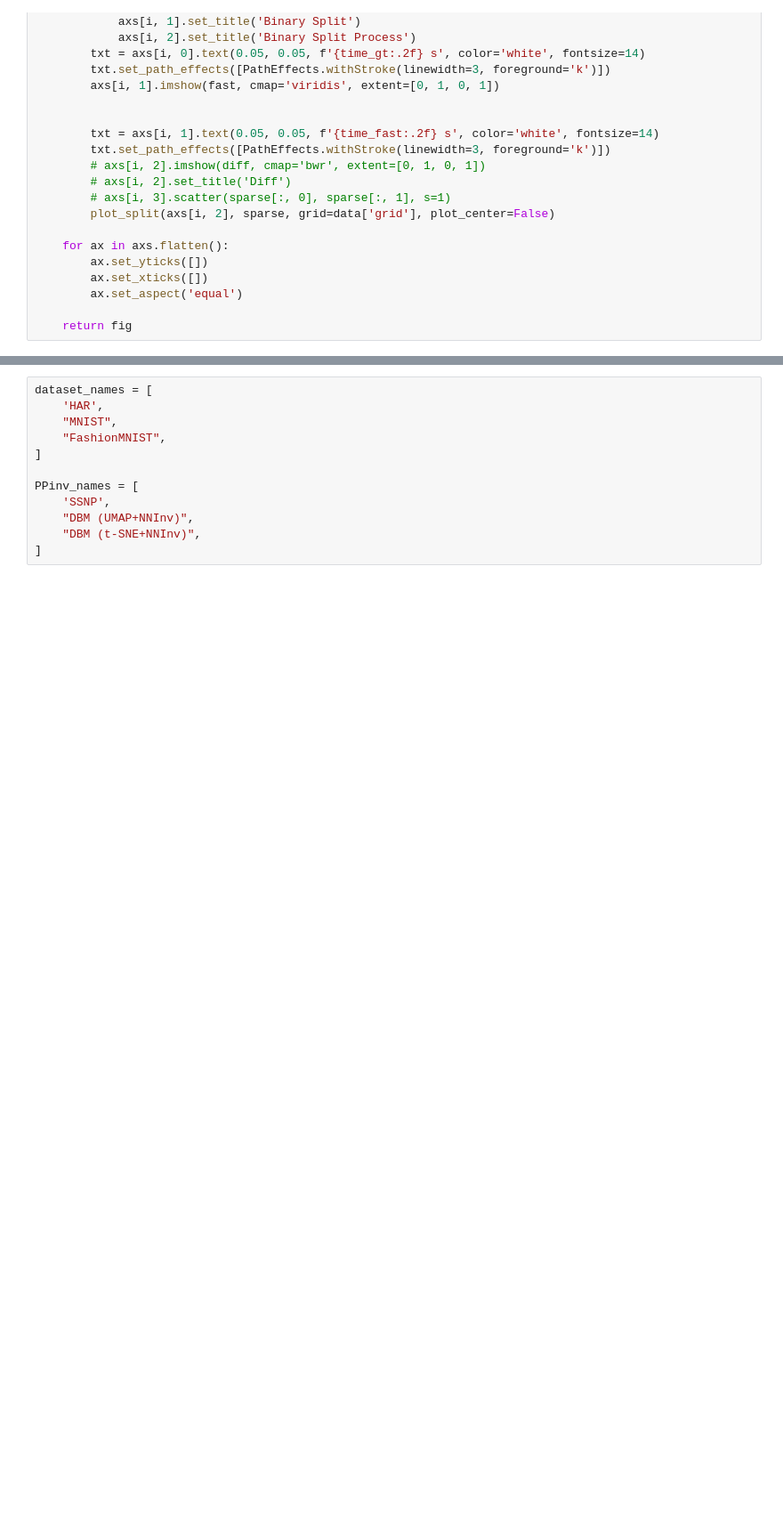
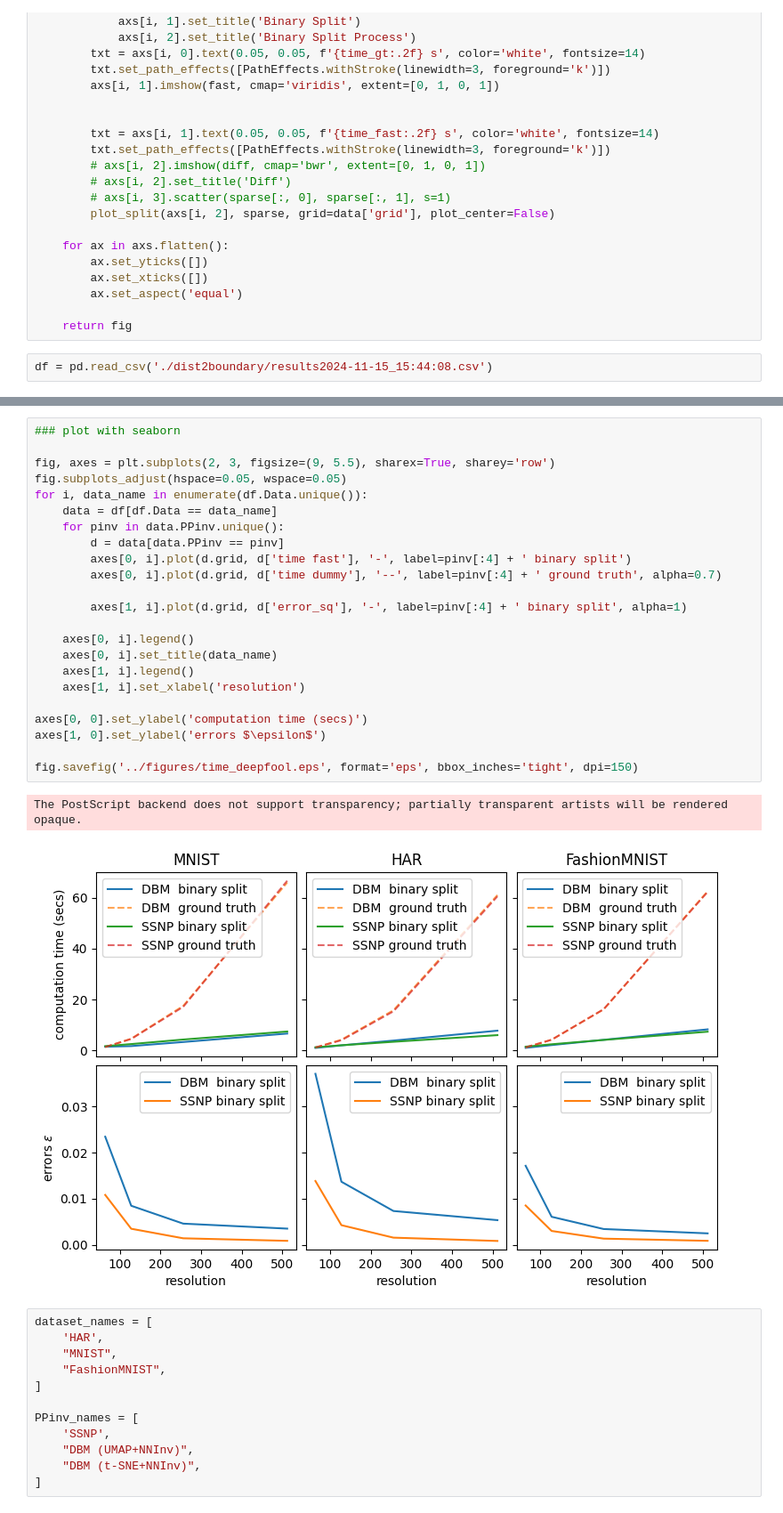
Before and after one commit to wuyuyu1024/map_builder, a Jupyter notebook: results/plot.results.ipynb, the cells around one changed output, grey strips where cells are left out. Shown at 89% size. Drawn from its saved outputs; the diff is of its cells as text; blank space fills up the shorter version.

```diff
--- a/results/plot.results.ipynb
+++ b/results/plot.results.ipynb
@@ -113,3 +188,5 @@ def plot_dist_map(data_names, ppinv_name, n_cols=3, dir='dist2boundary'):
         ax.set_aspect('equal')
 
     return fig
+# %%
+df = pd.read_csv('./dist2boundary/results2024-11-15_15:44:08.csv')
@@ -116,3 +211,29 @@ def plot_dist_map(data_names, ppinv_name, n_cols=3, dir='dist2boundary'):
+# %%
+### plot with seaborn
+
+fig, axes = plt.subplots(2, 3, figsize=(9, 5.5), sharex=True, sharey='row')
+fig.subplots_adjust(hspace=0.05, wspace=0.05)
+for i, data_name in enumerate(df.Data.unique()):
+    data = df[df.Data == data_name]
+    for pinv in data.PPinv.unique():
+        d = data[data.PPinv == pinv]
+        axes[0, i].plot(d.grid, d['time fast'], '-', label=pinv[:4] + ' binary split')
+        axes[0, i].plot(d.grid, d['time dummy'], '--', label=pinv[:4] + ' ground truth', alpha=0.7)
+
+        axes[1, i].plot(d.grid, d['error_sq'], '-', label=pinv[:4] + ' binary split', alpha=1)
+
+    axes[0, i].legend()
+    axes[0, i].set_title(data_name)
+    axes[1, i].legend()
+    axes[1, i].set_xlabel('resolution')
+
+axes[0, 0].set_ylabel('computation time (secs)')
+axes[1, 0].set_ylabel('errors $\epsilon$')
+
+fig.savefig('../figures/time_deepfool.eps', format='eps', bbox_inches='tight', dpi=150)
+# %% [output]
+The PostScript backend does not support transparency; partially transparent artists will be rendered opaque.
+[figure, added]
 # %%
 dataset_names = [
     'HAR',
```
Also changed, not shown: parts of 5 cells of this notebook, 10 other files.
